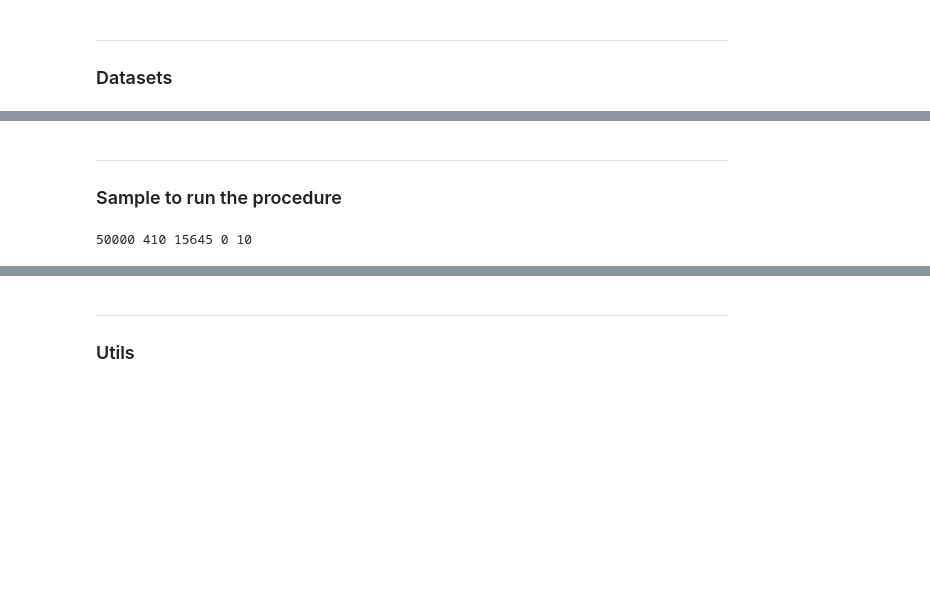
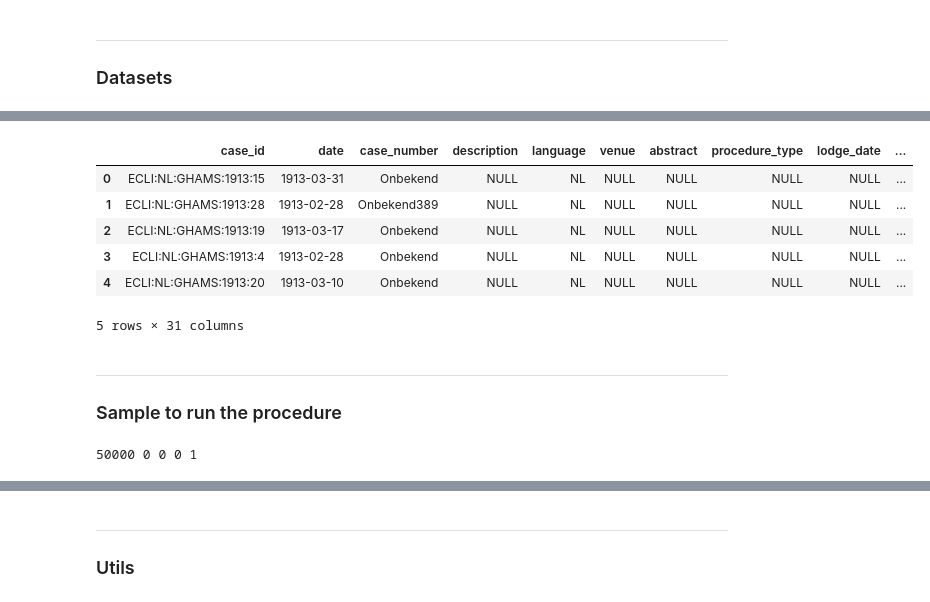
Before and after one commit to maastrichtlawtech/case-law-explorer, a Jupyter notebook: notebooks/database_datadump.ipynb, the cells around one changed output, grey strips where cells are left out. Saved outputs shown, nothing was run; the diff lists cells and outputs as text; code cells hidden in the pictures; blank space fills up the shorter version.

Commit message:
select eclis sample and fix typos in data model

```diff
--- a/notebooks/database_datadump.ipynb
+++ b/notebooks/database_datadump.ipynb
@@ -72,10 +72,23 @@ for i, li_case in df_li_cases.iterrows():
     new_ecli = ecli.replace('_', ':')
     #save the new ecli in the dataframe
     df_li_cases.at[i, 'ecli'] = new_ecli
+# %%
+df_case.head()
+# %% [output]
+|  | case_id | date | case_number | description | language | venue | abstract | procedure_type | lodge_date | ... |
+| 0 | ECLI:NL:GHAMS:1913:15 | 1913-03-31 | Onbekend | NULL | NL | NULL | NULL | NULL | NULL | ... |
+| 1 | ECLI:NL:GHAMS:1913:28 | 1913-02-28 | Onbekend389 | NULL | NL | NULL | NULL | NULL | NULL | ... |
+| 2 | ECLI:NL:GHAMS:1913:19 | 1913-03-17 | Onbekend | NULL | NL | NULL | NULL | NULL | NULL | ... |
+| 3 | ECLI:NL:GHAMS:1913:4 | 1913-02-28 | Onbekend | NULL | NL | NULL | NULL | NULL | NULL | ... |
+| 4 | ECLI:NL:GHAMS:1913:20 | 1913-03-10 | Onbekend | NULL | NL | NULL | NULL | NULL | NULL | ... |
+5 rows × 31 columns
 # %% [markdown]
 ---
 ### Sample to run the procedure
 # %%
+#taking recent cases to get important links
+df_case = df_case[df_case['date'] > '2000-01-01 00:00:00']
+
 sample_size = 50000
 #list of ecli numbers we choose for our sample
 sample = list(df_case['case_id'].sample(n=sample_size, random_state=18))
@@ -85,20 +98,20 @@ sample = list(df_case['case_id'].sample(n=sample_size, random_state=18))
 #opinion_eclis = df_case_opinion['case_id'].values
 
 ##0: case sample
-df_case = df_case[df_case['case_id'].isin(sample)]
+df_case = df_case[df_case['case_id'].isin(sample)].reset_index(drop=True)
 
 ##1: legislation citations sample
-df_legislation_citation = df_legislation_citation[df_legislation_citation['source_ecli'].isin(sample)]
+df_legislation_citation = df_legislation_citation[df_legislation_citation['source_ecli'].isin(sample)].reset_index(drop=True)
 
 ##2: case citations sample
-df_case_citation = df_case_citation[df_case_citation['source_ecli'].isin(sample)]
+df_case_citation = df_case_citation[df_case_citation['source_ecli'].isin(sample)].reset_index(drop=True)
 
 ##3: case opinions sample
-df_case_opinion = df_case_opinion[df_case_opinion['case_id'].isin(sample)]
+df_case_opinion = df_case_opinion[df_case_opinion['case_id'].isin(sample)].reset_index(drop=True)
 
 ##4: li cases sample
-df_li_cases = df_li_cases[df_li_cases['ecli'].isin(sample)]
+df_li_cases = df_li_cases[df_li_cases['ecli'].isin(sample)].reset_index(drop=True)
 
 print(len(df_case), len(df_legislation_citation), len(df_case_citation), len(df_case_opinion), len(df_li_cases))
 # %% [output]
-50000 410 15645 0 10
+50000 0 0 0 1
```
Also changed, not shown: parts of 3 cells of this notebook, 3 other files.
